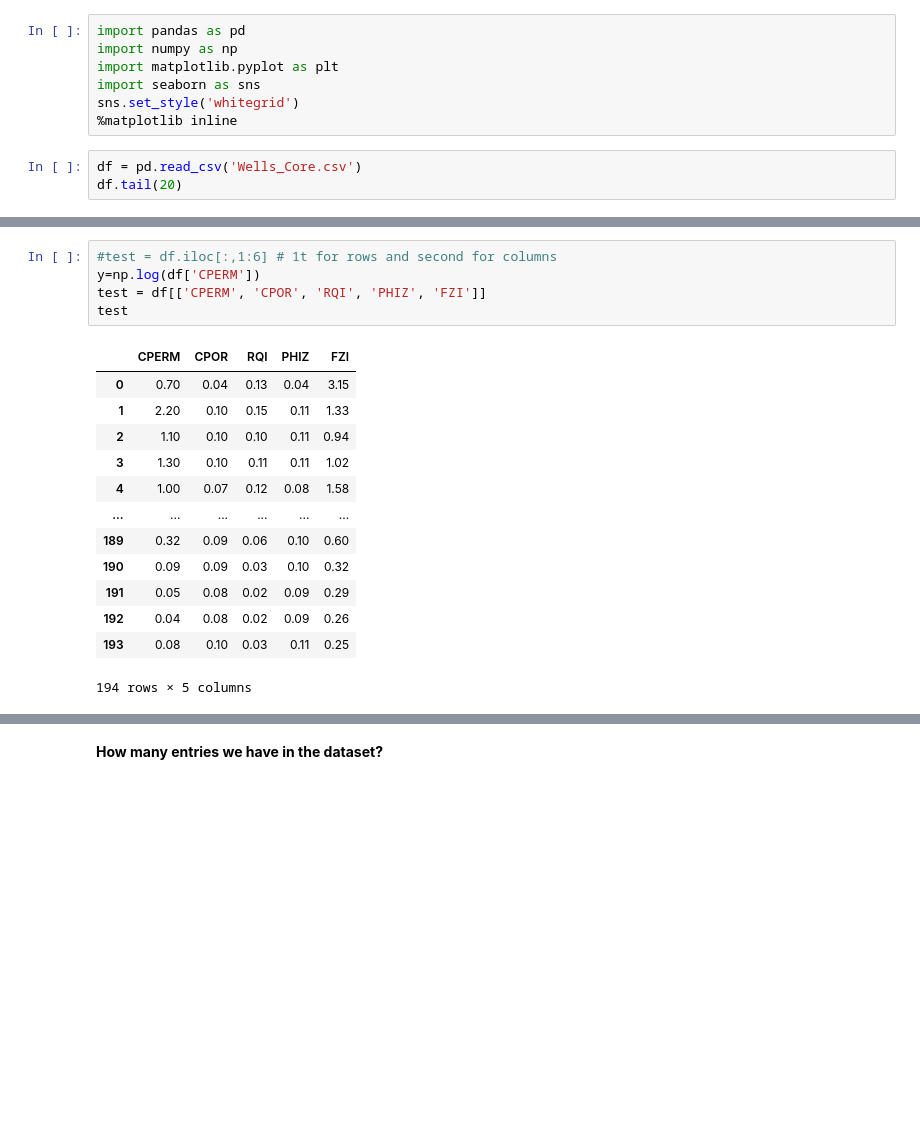
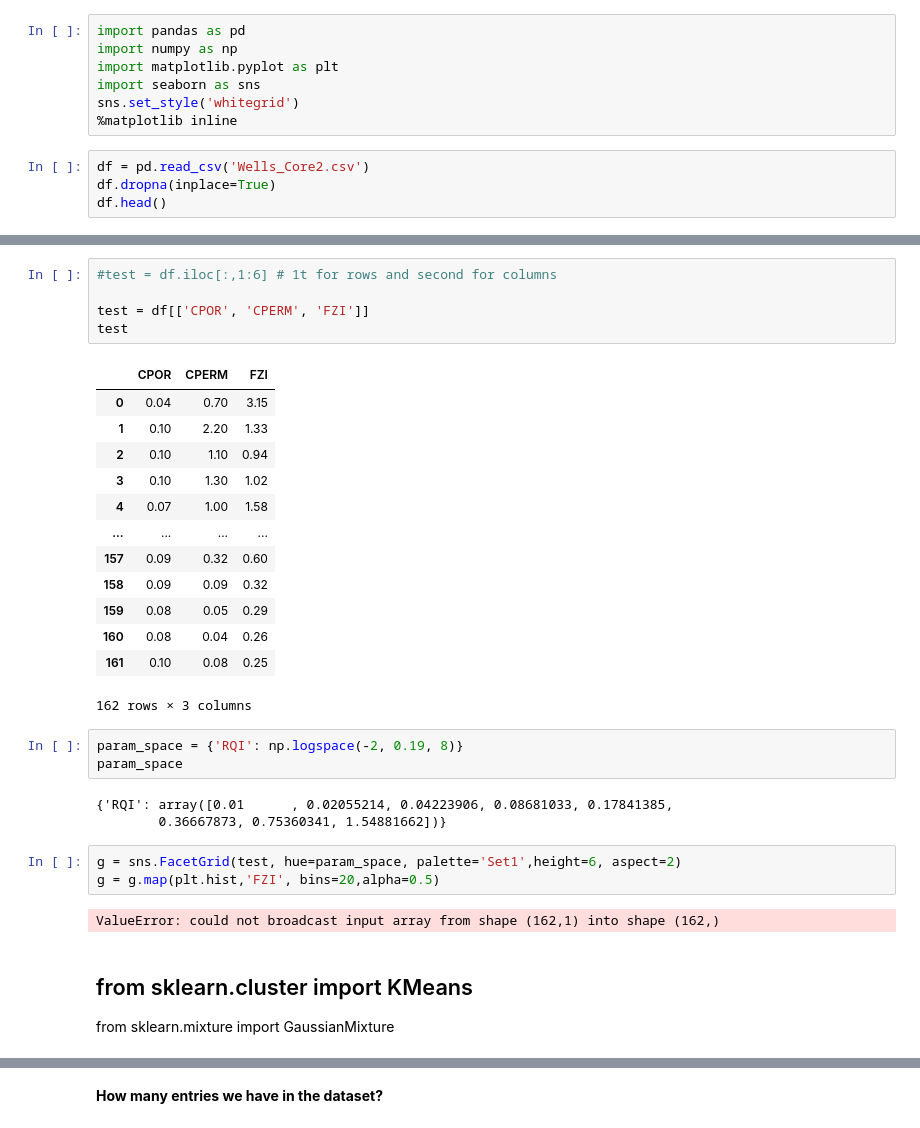
Before and after one commit to vadimsavenkov/CorePoroPerm, a Jupyter notebook: core_analysis_HFU.ipynb, the cells around one changed output, grey strips where cells are left out. Cells and saved outputs as stored; diff of their text form; blank space fills up the shorter version.

```diff
--- a/core_analysis_HFU.ipynb
+++ b/core_analysis_HFU.ipynb
@@ -10,7 +10,8 @@ import seaborn as sns
 sns.set_style('whitegrid')
 %matplotlib inline
 # %%
-df = pd.read_csv('Wells_Core.csv')
-df.tail(20)
+df = pd.read_csv('Wells_Core2.csv')
+df.dropna(inplace=True)
+df.head()
 # %% [output]
 |  | DEPTH | CPERM | CPOR | RQI | PHIZ | FZI | WELL |
@@ -50,19 +44,33 @@ ax.set(xlabel="Core Porosity", ylabel="Core Permeability")
 # %%
 #test = df.iloc[:,1:6] # 1t for rows and second for columns
-y=np.log(df['CPERM'])
-test = df[['CPERM', 'CPOR', 'RQI', 'PHIZ', 'FZI']]
+
+test = df[['CPOR', 'CPERM', 'FZI']]
 test
 # %% [output]
-|  | CPERM | CPOR | RQI | PHIZ | FZI |
-| 0 | 0.70 | 0.04 | 0.13 | 0.04 | 3.15 |
-| 1 | 2.20 | 0.10 | 0.15 | 0.11 | 1.33 |
-| 2 | 1.10 | 0.10 | 0.10 | 0.11 | 0.94 |
-| 3 | 1.30 | 0.10 | 0.11 | 0.11 | 1.02 |
-| 4 | 1.00 | 0.07 | 0.12 | 0.08 | 1.58 |
-| ... | ... | ... | ... | ... | ... |
-| 189 | 0.32 | 0.09 | 0.06 | 0.10 | 0.60 |
-| 190 | 0.09 | 0.09 | 0.03 | 0.10 | 0.32 |
-| 191 | 0.05 | 0.08 | 0.02 | 0.09 | 0.29 |
-| 192 | 0.04 | 0.08 | 0.02 | 0.09 | 0.26 |
-| 193 | 0.08 | 0.10 | 0.03 | 0.11 | 0.25 |
+|  | CPOR | CPERM | FZI |
+| 0 | 0.04 | 0.70 | 3.15 |
+| 1 | 0.10 | 2.20 | 1.33 |
+| 2 | 0.10 | 1.10 | 0.94 |
+| 3 | 0.10 | 1.30 | 1.02 |
+| 4 | 0.07 | 1.00 | 1.58 |
+| ... | ... | ... | ... |
+| 157 | 0.09 | 0.32 | 0.60 |
+| 158 | 0.09 | 0.09 | 0.32 |
+| 159 | 0.08 | 0.05 | 0.29 |
+| 160 | 0.08 | 0.04 | 0.26 |
+| 161 | 0.10 | 0.08 | 0.25 |
-194 rows × 5 columns
+162 rows × 3 columns
+# %%
+param_space = {'RQI': np.logspace(-2, 0.19, 8)}
+param_space
+# %% [output]
+{'RQI': array([0.01      , 0.02055214, 0.04223906, 0.08681033, 0.17841385,
+        0.36667873, 0.75360341, 1.54881662])}
+# %%
+g = sns.FacetGrid(test, hue=param_space, palette='Set1',height=6, aspect=2)
+g = g.map(plt.hist,'FZI', bins=20,alpha=0.5)
+# %% [output]
+ValueError: could not broadcast input array from shape (162,1) into shape (162,)
+# %% [markdown]
+## from sklearn.cluster import KMeans
+from sklearn.mixture import GaussianMixture
```
Also changed, not shown: parts of 10 cells of this notebook.
